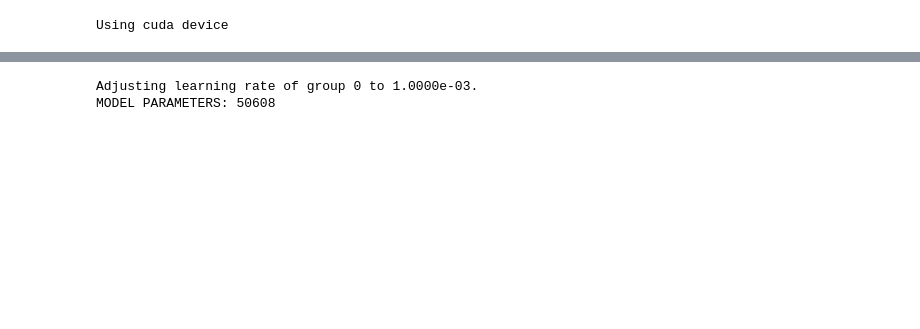
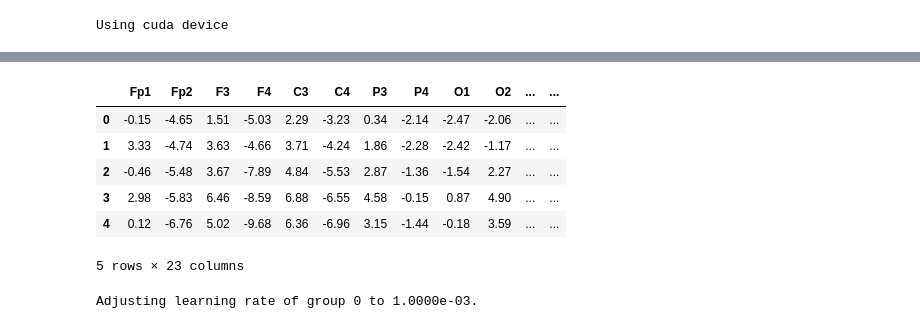
Before and after one commit to jologar/liquid-eeg, a Jupyter notebook: notebooks/liquid-eeg-pytorch.ipynb, the cells around one changed output, grey strips where cells are left out. Cells and saved outputs as stored; diff of their text form; code cells hidden in the pictures; blank space fills up the shorter version.

```diff
--- a/notebooks/liquid-eeg-pytorch.ipynb
+++ b/notebooks/liquid-eeg-pytorch.ipynb
@@ -1,29 +0,0 @@
-# %%
-# Load the dataset
-import pandas as pd
-
-df = pd.read_csv('../datasets/csv/HaLT-SubjectA-160223-6St-LRHandLegTongue_experiment_0.csv')
-df2 = pd.read_csv('../datasets/csv/HaLT-SubjectA-160223-6St-LRHandLegTongue_experiment_1.csv')
-df3 = pd.read_csv('../datasets/csv/HaLT-SubjectA-160223-6St-LRHandLegTongue_experiment_2.csv')
-df4 = pd.read_csv('../datasets/csv/HaLT-SubjectA-160308-6St-LRHandLegTongue_experiment_0.csv')
-df5 = pd.read_csv('../datasets/csv/HaLT-SubjectA-160308-6St-LRHandLegTongue_experiment_1.csv')
-
-df = df.sort_values(by=df.columns[0])
-df = df.drop(df.columns[0], axis=1)
-
-df2 = df2.sort_values(by=df2.columns[0])
-df2 = df2.drop(df2.columns[0], axis=1)
-df3 = df3.sort_values(by=df3.columns[0])
-df3 = df3.drop(df3.columns[0], axis=1)
-df4 = df4.sort_values(by=df4.columns[0])
-df4 = df4.drop(df4.columns[0], axis=1)
-df5 = df5.sort_values(by=df5.columns[0])
-df5 = df5.drop(df5.columns[0], axis=1)
-
-df = pd.concat([df, df2, df3, df4, df5])
-
-valid_df = pd.read_csv('../datasets/csv/HaLT-SubjectA-160310-6St-LRHandLegTongue_experiment_0.csv')
-valid_df = valid_df.sort_values(by=valid_df.columns[0])
-valid_df = valid_df.drop(valid_df.columns[0], axis=1)
-
-df.head()
@@ -101,0 +125,12 @@ validation_loader = data.DataLoader(validation_tensor, batch_size=BATCH_SIZE, nu
+# %%
+from torch.utils.data import DataLoader
+
+BATCH_SIZE = 740
+
+# Dataloaders
+train_loader = DataLoader(train_ds, batch_size=BATCH_SIZE, num_workers=3)
+validation_loader = DataLoader(valid_ds, batch_size=BATCH_SIZE, num_workers=2)
+
+print(len(train_loader.dataset.eeg_data))
+print(train_loader.dataset.__len__())
+train_loader.dataset.eeg_data.head()
@@ -102,3 +147,13 @@ validation_loader = data.DataLoader(validation_tensor, batch_size=BATCH_SIZE, nu
+# %%
+validation_loader.dataset.eeg_data.head()
+# %% [output]
+|  | Fp1 | Fp2 | F3 | F4 | C3 | C4 | P3 | P4 | O1 | O2 | ... | ... |
+| 0 | -0.15 | -4.65 | 1.51 | -5.03 | 2.29 | -3.23 | 0.34 | -2.14 | -2.47 | -2.06 | ... | ... |
+| 1 | 3.33 | -4.74 | 3.63 | -4.66 | 3.71 | -4.24 | 1.86 | -2.28 | -2.42 | -1.17 | ... | ... |
+| 2 | -0.46 | -5.48 | 3.67 | -7.89 | 4.84 | -5.53 | 2.87 | -1.36 | -1.54 | 2.27 | ... | ... |
+| 3 | 2.98 | -5.83 | 6.46 | -8.59 | 6.88 | -6.55 | 4.58 | -0.15 | 0.87 | 4.90 | ... | ... |
+| 4 | 0.12 | -6.76 | 5.02 | -9.68 | 6.36 | -6.96 | 3.15 | -1.44 | -0.18 | 3.59 | ... | ... |
+5 rows × 23 columns
 # %%
 # Train NN
 import datetime
@@ -176,24 +283,25 @@ class LiquidBlock(nn.Module):
 # %%
+import numpy as np
+
 def count_parameters(model):
     return sum(p.numel() for p in model.parameters() if p.requires_grad)
 
 loss_fn = nn.CrossEntropyLoss()
+classes = np.unique(train_ds.eeg_data['Marker'])
 
 learning_rate = 1e-3
-model_units = 125
-decay_rate = 0.95
+model_units = 225
+decay_rate = 0.96
+dropout = 0.2
 
-model = LiquidBlock(units=model_units, out_features=len(classes), in_features=len(features.columns)).to(device)
+model = LiquidEEG(liquid_units=model_units, num_classes=len(classes), in_features=len(train_ds.features), dropout=dropout).to(device)
 optimizer = torch.optim.Adam(params=model.parameters(), lr=learning_rate)
 lr_scheduler = torch.optim.lr_scheduler.ExponentialLR(optimizer=optimizer, gamma=decay_rate, verbose=True)
 
-epochs = 40
+epochs = 15
 history = []
-
-print(f'MODEL PARAMETERS: {count_parameters(model)}')
 # %% [output]
 Adjusting learning rate of group 0 to 1.0000e-03.
-MODEL PARAMETERS: 50608
 # %%
 for t in range(epochs):
     print(f"Epoch {t+1}\n-------------------------------")
```
Also changed, not shown: parts of 17 cells of this notebook.
